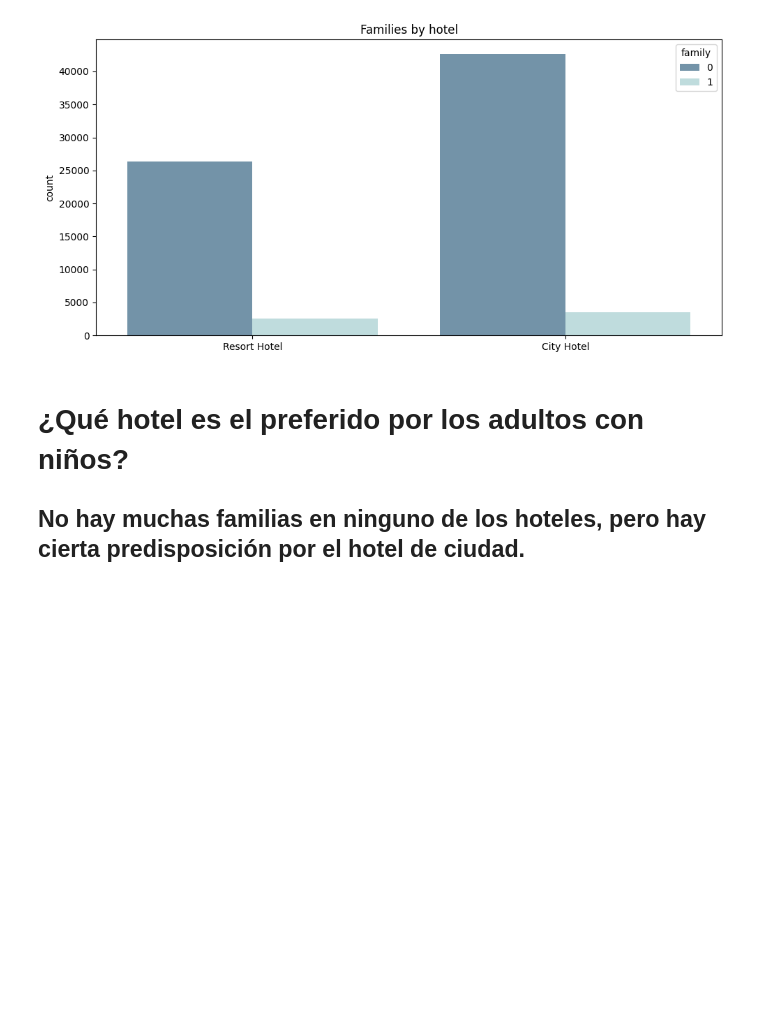
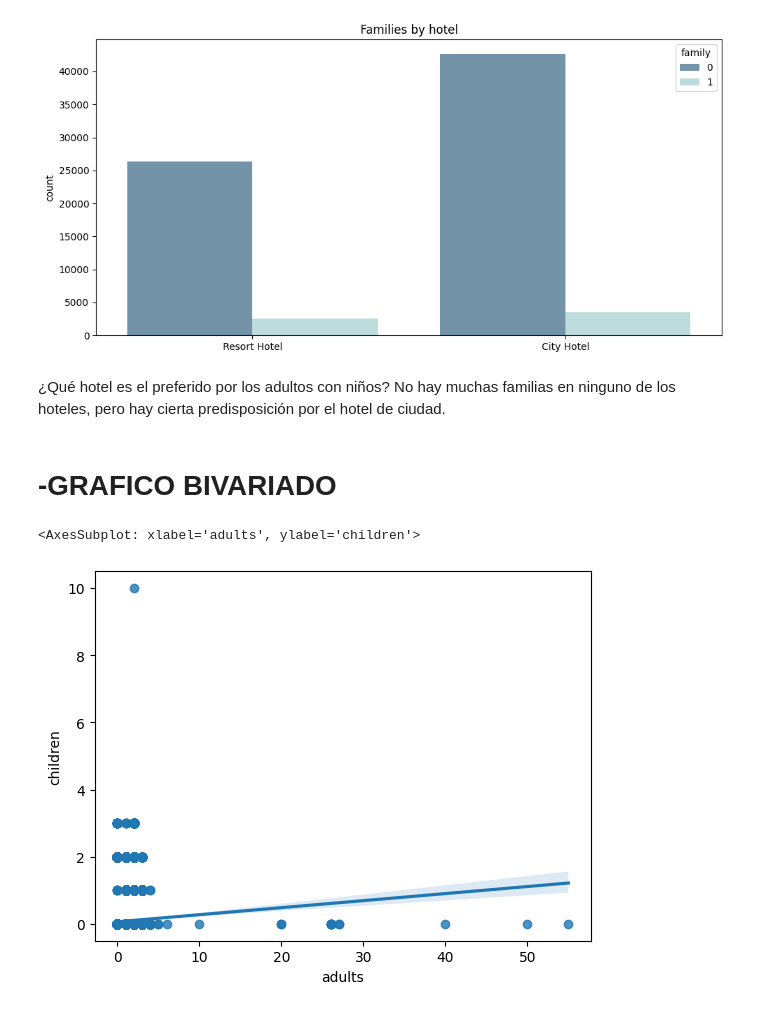
Before and after one commit to MezaMauricio/DataScience-CH, a Jupyter notebook: ProyectoDS_Partel_Meza.ipynb, the cells around one changed output. Cells and saved outputs as stored; diff of their text form; code cells hidden in the pictures; blank space fills up the shorter version.

```diff
--- a/Datasets_Meza.ipynb
+++ b/ProyectoDS_Partel_Meza.ipynb
@@ -216,5 +240,11 @@ plt.tight_layout()
 # %% [output]
 [figure]
 # %% [markdown]
-# ¿Qué hotel es el preferido por los adultos con niños?
-## No hay muchas familias en ninguno de los hoteles, pero hay cierta predisposición por el hotel de ciudad.
+ ¿Qué hotel es el preferido por los adultos con niños? No hay muchas familias en ninguno de los hoteles, pero hay cierta predisposición por el hotel de ciudad.
+# %% [markdown]
+# -GRAFICO BIVARIADO
+# %%
+sns.regplot(x=df["adults"], y=df["children"])
+# %% [output]
+<AxesSubplot: xlabel='adults', ylabel='children'>
+[figure, added]
```
Also changed, not shown: parts of 19 cells of this notebook.
